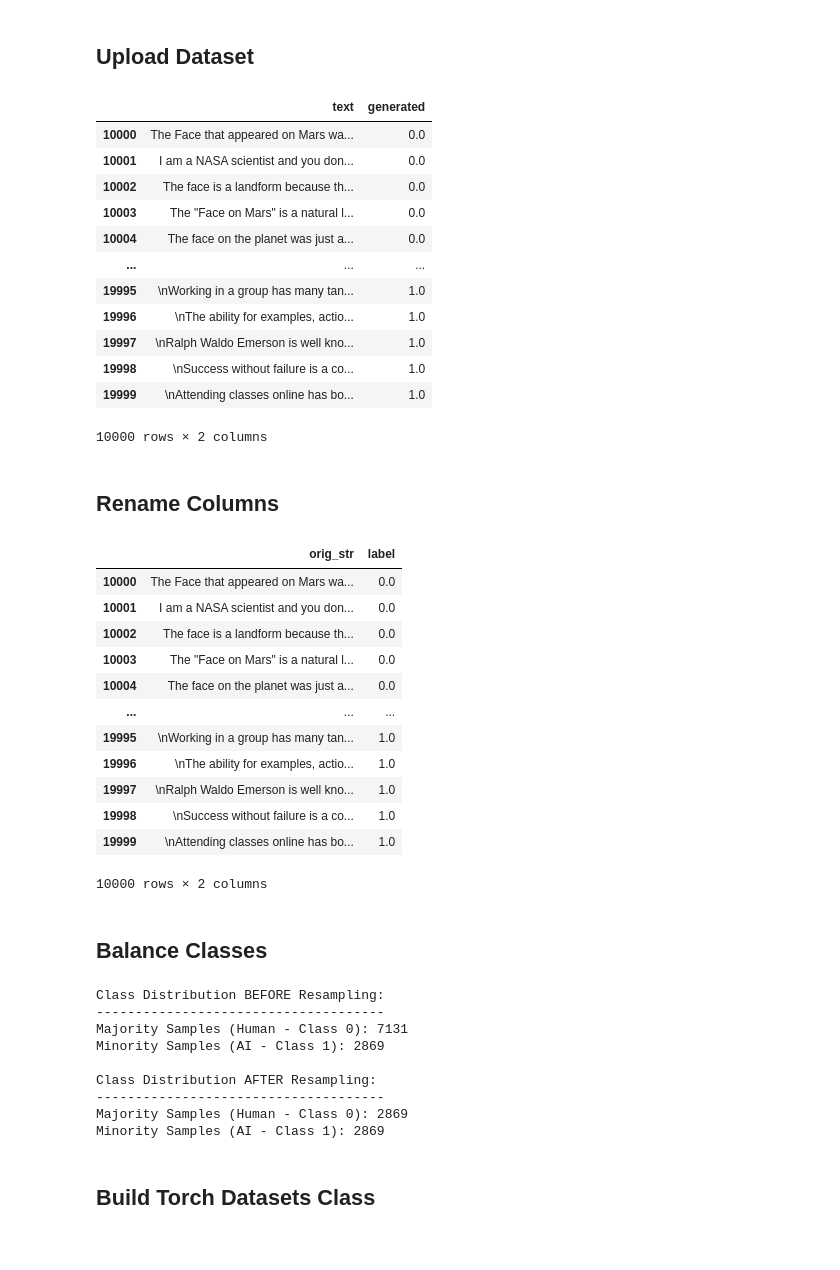
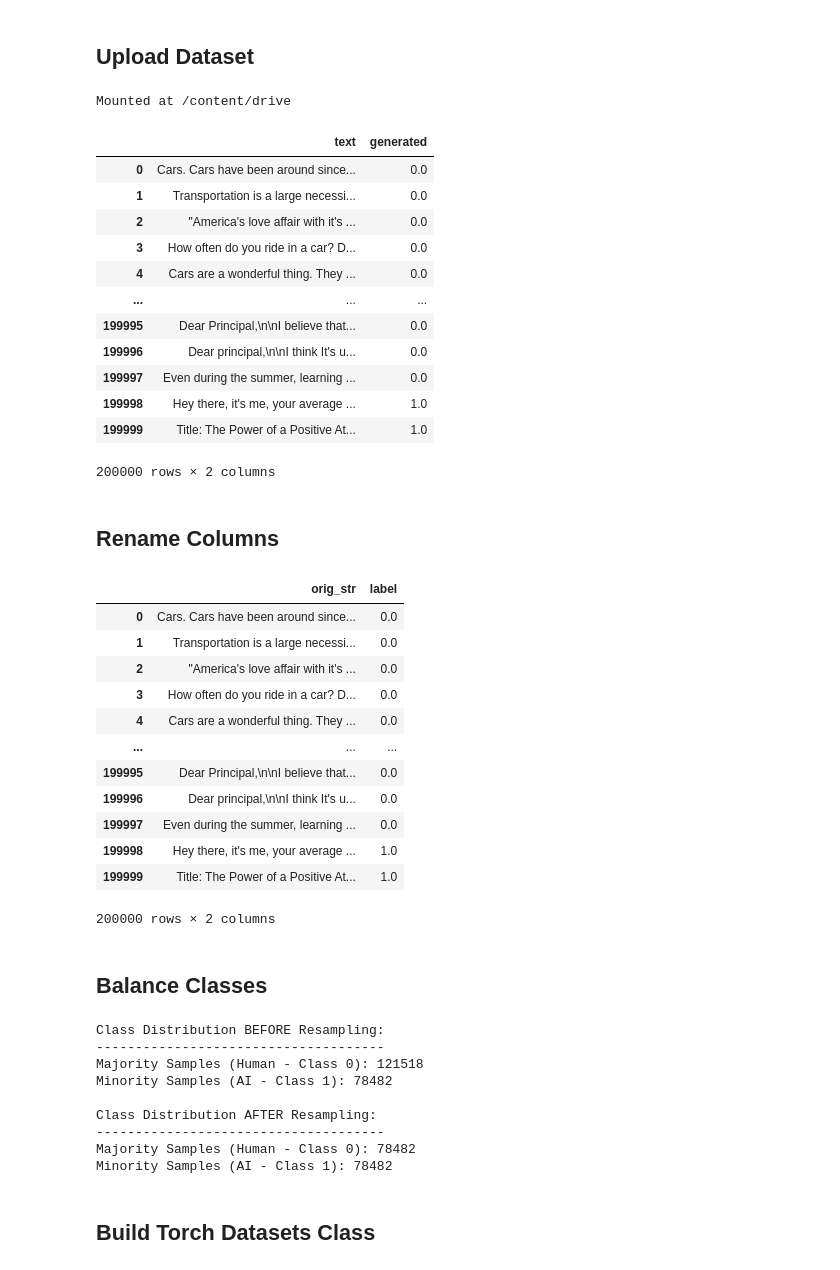
Before and after one commit to jeraimondi/aai-capstone-ai-content-detector, a Jupyter notebook: notebooks/Pretrained_Model.ipynb, the cells around one changed output. Drawn from its saved outputs; the diff is of its cells as text; code cells hidden in the pictures.

```diff
--- a/notebooks/Pretrained_Model.ipynb
+++ b/notebooks/Pretrained_Model.ipynb
@@ -110,27 +108,28 @@ Device Name: Tesla T4
 # %%
 # connect google drive
 drive.mount('/content/drive') # uncomment to mount google drive
 
 # read csv file into dataframe
 ai_df = pd.read_csv('drive/MyDrive/AI_Human.csv')
 
 # display dataframe
-#ai_df = ai_df[10000:20000] # uncomment for smaller set
+ai_df = ai_df[:200000] # uncomment for smaller set
 ai_df
 # %% [output]
+Mounted at /content/drive
 |  | text | generated |
-| 10000 | The Face that appeared on Mars wa... | 0.0 |
-| 10001 | I am a NASA scientist and you don... | 0.0 |
-| 10002 | The face is a landform because th... | 0.0 |
-| 10003 | The "Face on Mars" is a natural l... | 0.0 |
-| 10004 | The face on the planet was just a... | 0.0 |
+| 0 | Cars. Cars have been around since... | 0.0 |
+| 1 | Transportation is a large necessi... | 0.0 |
+| 2 | "America's love affair with it's ... | 0.0 |
+| 3 | How often do you ride in a car? D... | 0.0 |
+| 4 | Cars are a wonderful thing. They ... | 0.0 |
 | ... | ... | ... |
-| 19995 | \nWorking in a group has many tan... | 1.0 |
-| 19996 | \nThe ability for examples, actio... | 1.0 |
-| 19997 | \nRalph Waldo Emerson is well kno... | 1.0 |
-| 19998 | \nSuccess without failure is a co... | 1.0 |
-| 19999 | \nAttending classes online has bo... | 1.0 |
+| 199995 | Dear Principal,\n\nI believe that... | 0.0 |
+| 199996 | Dear principal,\n\nI think It's u... | 0.0 |
+| 199997 | Even during the summer, learning ... | 0.0 |
+| 199998 | Hey there, it's me, your average ... | 1.0 |
+| 199999 | Title: The Power of a Positive At... | 1.0 |
-10000 rows × 2 columns
+200000 rows × 2 columns
 # %% [markdown]
 ## Rename Columns
 # %%
@@ -141,18 +140,18 @@ ai_df.rename({'text': 'orig_str', 'generated': 'label'}, axis='columns', inplace
 ai_df
 # %% [output]
 |  | orig_str | label |
-| 10000 | The Face that appeared on Mars wa... | 0.0 |
-| 10001 | I am a NASA scientist and you don... | 0.0 |
-| 10002 | The face is a landform because th... | 0.0 |
-| 10003 | The "Face on Mars" is a natural l... | 0.0 |
-| 10004 | The face on the planet was just a... | 0.0 |
+| 0 | Cars. Cars have been around since... | 0.0 |
+| 1 | Transportation is a large necessi... | 0.0 |
+| 2 | "America's love affair with it's ... | 0.0 |
+| 3 | How often do you ride in a car? D... | 0.0 |
+| 4 | Cars are a wonderful thing. They ... | 0.0 |
 | ... | ... | ... |
-| 19995 | \nWorking in a group has many tan... | 1.0 |
-| 19996 | \nThe ability for examples, actio... | 1.0 |
-| 19997 | \nRalph Waldo Emerson is well kno... | 1.0 |
-| 19998 | \nSuccess without failure is a co... | 1.0 |
-| 19999 | \nAttending classes online has bo... | 1.0 |
+| 199995 | Dear Principal,\n\nI believe that... | 0.0 |
+| 199996 | Dear principal,\n\nI think It's u... | 0.0 |
+| 199997 | Even during the summer, learning ... | 0.0 |
+| 199998 | Hey there, it's me, your average ... | 1.0 |
+| 199999 | Title: The Power of a Positive At... | 1.0 |
-10000 rows × 2 columns
+200000 rows × 2 columns
 # %% [markdown]
 ## Balance Classes
 # %%
@@ -184,13 +183,13 @@ print('Minority Samples (AI - Class 1):', class_count_ai)
 # %% [output]
 Class Distribution BEFORE Resampling:
 -------------------------------------
-Majority Samples (Human - Class 0): 7131
-Minority Samples (AI - Class 1): 2869
+Majority Samples (Human - Class 0): 121518
+Minority Samples (AI - Class 1): 78482
 
 Class Distribution AFTER Resampling:
 -------------------------------------
-Majority Samples (Human - Class 0): 2869
-Minority Samples (AI - Class 1): 2869
+Majority Samples (Human - Class 0): 78482
+Minority Samples (AI - Class 1): 78482
 # %% [markdown]
 ## Build Torch Datasets Class
 # %%
```
Also changed, not shown: parts of 14 cells of this notebook.
